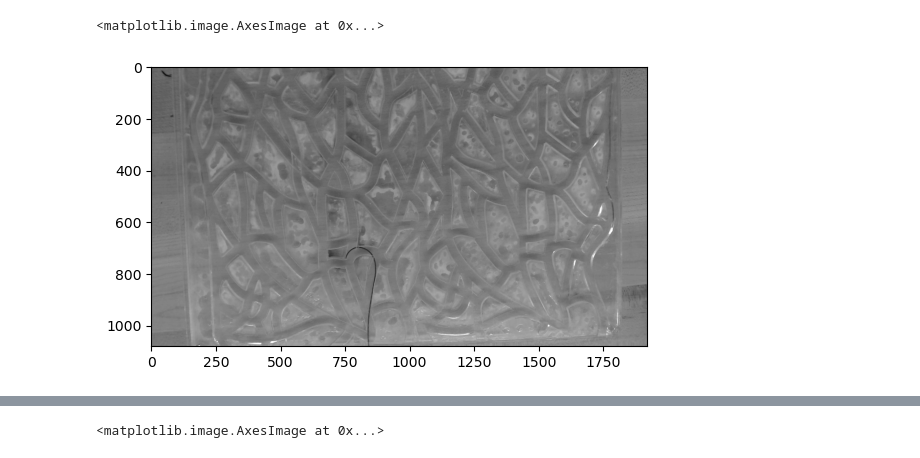
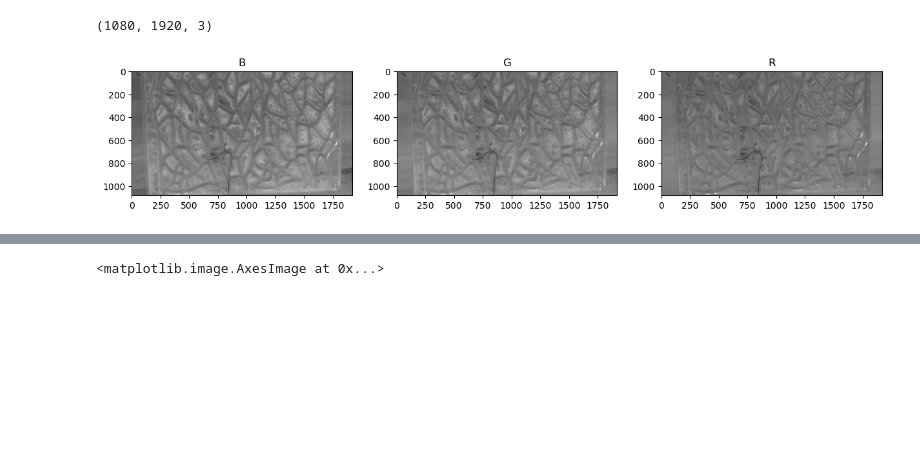
Before and after one commit to RandomNamer/CathederTelesurgery, a Jupyter notebook: python/segmentation/guidewire_in_rigid_model.ipynb, the cells around one changed output, grey strips where cells are left out. Saved outputs shown, nothing was run; the diff lists cells and outputs as text; code cells hidden in the pictures; blank space fills up the shorter version.

Commit message:
feat: segmentation and tracking version 1, for rigid model

```diff
--- a/python/segmentation/guidewire_in_rigid_model.ipynb
+++ b/python/segmentation/guidewire_in_rigid_model.ipynb
@@ -1,12 +1,22 @@
 # %%
 from PIL import Image
 import numpy as np
 import matplotlib.pyplot as plt
 import cv2
 
-image = cv2.imread("../../Data/Datasets/RigidModelVideo-11-21/11-21-1-clip2/frame0478.jpg")
-image = cv2.cvtColor(image, cv2.COLOR_BGR2GRAY)
-plt.imshow(image, cmap='gray')
+image = cv2.imread("Data/Datasets/RigidModelVideo-11-21/11-21-1-clip2/frame1069.jpg")
+# image = cv2.imread("../../Data/Datasets/RigidModelVideo-11-21/11-21-1-clip2/frame0478.jpg")
+
+# image = cv2.cvtColor(image, cv2.COLOR_BGR2GRAY)
+# plt.imshow(image, cmap='gray')
+f, (ax1, ax2, ax3) = plt.subplots(1, 3, figsize=(15, 4))
+ax1.imshow(image[:, :, 0], cmap='gray')
+ax1.set_title('B')
+ax2.imshow(image[:, :, 1], cmap='gray')
+ax2.set_title('G')
+ax3.imshow(image[:, :, 2], cmap='gray')
+ax3.set_title('R')
+image.shape
 # %% [output]
-<matplotlib.image.AxesImage at 0x...>
+(1080, 1920, 3)
-[figure, old version]
+[figure, new version]
```
Also changed, not shown: parts of 24 cells of this notebook, 5 other files.
